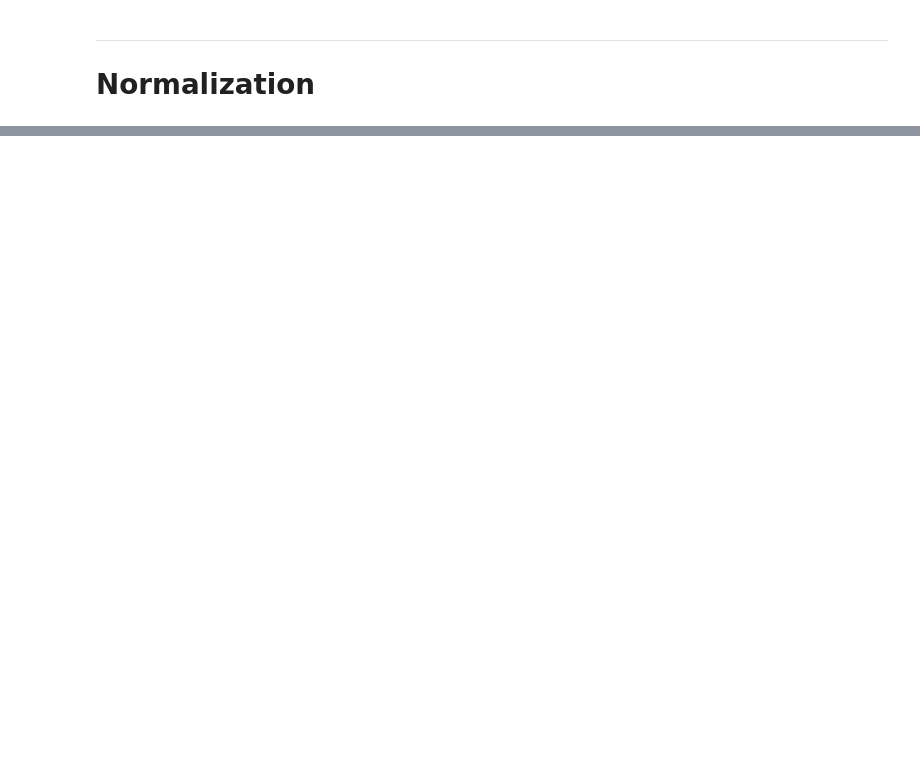
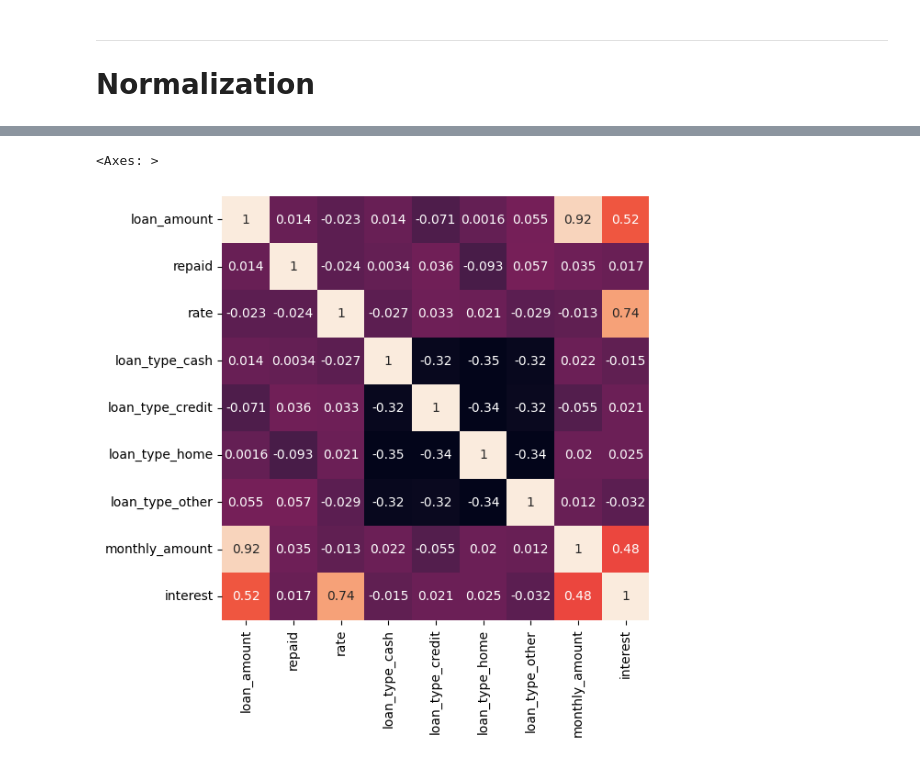
Before and after one commit to aghababaei-alireza/AI_Darsman, a Jupyter notebook: Semester 5 - Machine Learning/Homeworks/HW1/S5 - HW1 - Alireza Aghababaei.ipynb, the cells around one changed output, grey strips where cells are left out. Saved outputs shown, nothing was run; the diff lists cells and outputs as text; code cells hidden in the pictures; blank space fills up the shorter version.

```diff
--- a/Semester 5 - Machine Learning/Homeworks/HW1/S5 - HW1 - Alireza Aghababaei.ipynb
+++ b/Semester 5 - Machine Learning/Homeworks/HW1/S5 - HW1 - Alireza Aghababaei.ipynb
@@ -369,0 +366,6 @@ df
+# %%
+plt.figure(figsize=(6,6))
+sns.heatmap(df.corr(), cbar=False, annot=True)
+# %% [output]
+<Axes: >
+[figure, added]
```
Also changed, not shown: parts of 23 cells of this notebook, 3 other files.
